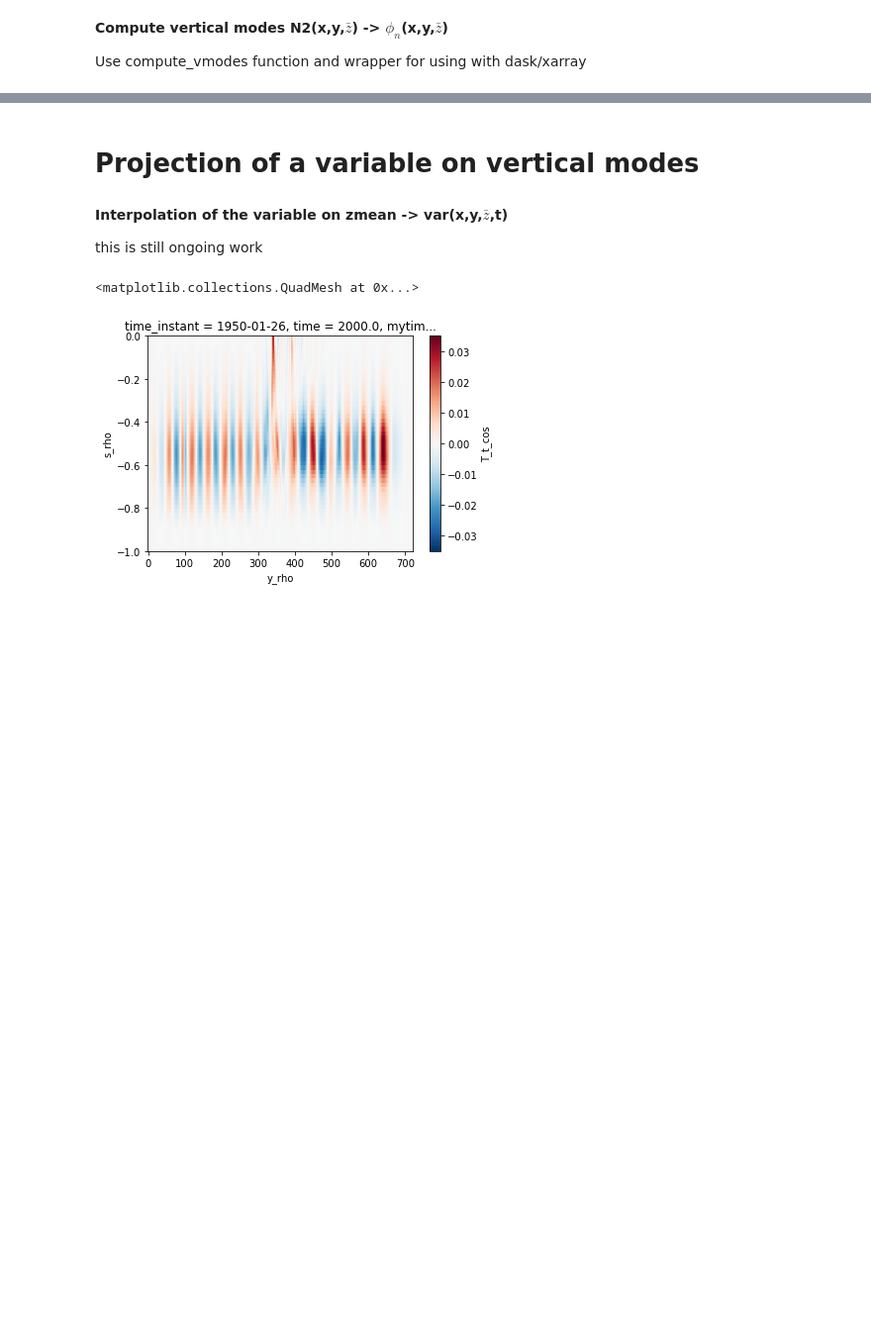
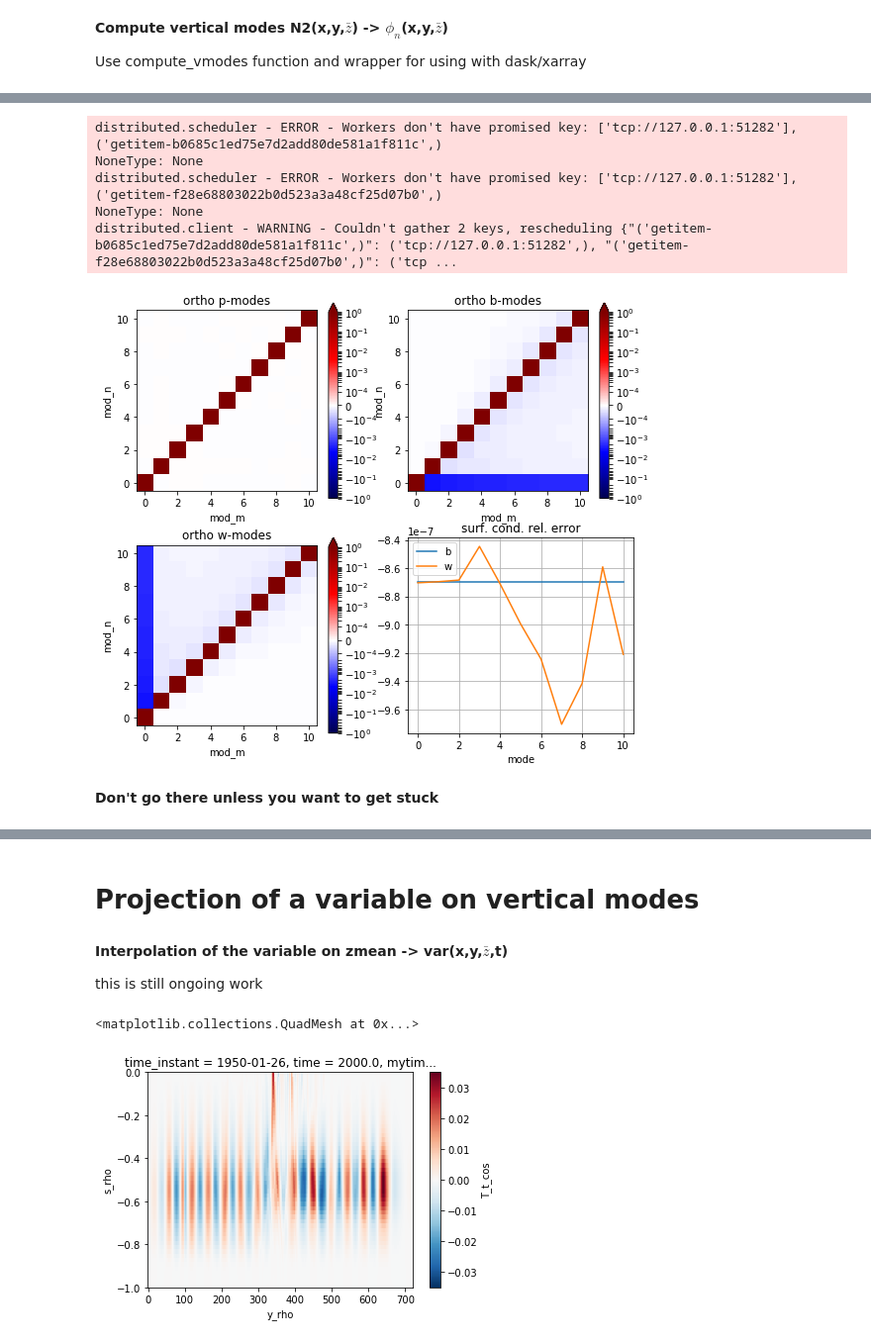
Before and after one commit to slgentil/croco, a Jupyter notebook: tutorials/proj_modes.ipynb, the cells around one changed output, grey strips where cells are left out. Shown at 99% size. Saved outputs shown, nothing was run; the diff lists cells and outputs as text; code cells hidden in the pictures; blank space fills up the shorter version.

```diff
--- a/tutorials/proj_modes.ipynb
+++ b/tutorials/proj_modes.ipynb
@@ -230 +271,60 @@ Use compute_vmodes function and wrapper for using with dask/xarray
+# %%
+### check orthogonality and free surf condition -- buoy modes
+# the small error in w is probably due to mismatch at the surf of integrated phi
+fig, axs = plt.subplots(2, 2, figsize=(9,8))
+axs = axs.ravel()
+
+grid = r['his'].attrs['xgcm-Grid']
+sds = ds.isel(x_rho=0, y_rho=0).persist()
+modn = sds.phi.rename({'mode':'mod_n'})
+modm = sds.phi.rename({'mode':'mod_m'})
+orthomat = (grid.diff(sds.z_w, "s")*modn*modm).sum("s_rho")/r["his"].h.mean()
+orthomat.plot.imshow(norm=mpl.colors.SymLogNorm(linthresh=1e-4,vmin=-1,vmax=1), cmap="seismic", ax=axs[0])
+axs[0].set_title('ortho p-modes')
+
+grav = 9.81
+# buoyancy modes, = d phi / dz
+mobn = sds.dphidz.rename({'mode':'mod_n'})
+mobm = sds.dphidz.rename({'mode':'mod_m'})
+orthobat = (mobn*mobm/N2.isel(y_rho=0,x_rho=0)).integrate(dim="z_w") \
+            + grav* mobn.isel(s_w=-1)*mobm.isel(s_w=-1)/N2.isel(y_rho=0,x_rho=0,s_w=-1)**2
+            #+ modn.isel(s_rho=-1)*modm.isel(s_rho=-1)/grav
+orthobat *= sds.c.rename({'mode':'mod_n'})**2/r['his'].h.mean()
+orthobat.plot.imshow(norm=mpl.colors.SymLogNorm(linthresh=1e-4,vmin=-1,vmax=1), cmap="seismic", ax=axs[1])
+axs[1].set_title('ortho b-modes')
+
+# w modes, = int(phi)
+mown = grid.cumsum(grid.diff(sds.z_w, "s")*sds.phi, "s", to="outer", boundary="fill")
+mown = mown.assign_coords(z_w=sds.z_w).rename({"mode":"mod_n"})
+mowm = mown.rename({"mod_n":"mod_m"})
+orthowat = (mown*mowm*N2.isel(y_rho=0,x_rho=0)).integrate(dim="z_w") \
+            + grav* mown.isel(s_w=-1)*mowm.isel(s_w=-1)
+orthowat /= sds.c.rename({'mode':'mod_n'})**2*r['his'].h.mean()
+orthowat.plot.imshow(norm=mpl.colors.SymLogNorm(linthresh=1e-4,vmin=-1,vmax=1), cmap="seismic", ax=axs[2])
+axs[2].set_title('ortho w-modes')
+
+# check free surface condition : w(0) = c²/g p(0)
+ax = axs[3]
+relerb = 1 + N2.isel(x_rho=0,y_rho=0,s_w=-1)*sds.phi.isel(s_rho=-1)/grav/sds.dphidz.isel(s_w=-1)
+relerb.plot(ax=ax, label="b")
+relerw = 1 - sds.phi.isel(s_rho=-1)*sds.c**2/grav/mown.isel(s_w=-1).rename({'mod_n':'mode'})
+relerw.plot(ax=ax, label='w')
+ax.set_title('surf. cond. rel. error')
+ax.grid(True)
+ax.ticklabel_format(style='sci',scilimits=(-2,3))
+ax.legend()
+
+for ax in axs[:3]:
+    ax.set_aspect('equal')
+
+fig.subplots_adjust(wspace=.2)
+# %% [output]
+distributed.scheduler - ERROR - Workers don't have promised key: ['tcp://127.0.0.1:51282'], ('getitem-b0685c1ed75e7d2add80de581a1f811c',)
+NoneType: None
+distributed.scheduler - ERROR - Workers don't have promised key: ['tcp://127.0.0.1:51282'], ('getitem-f28e68803022b0d523a3a48cf25d07b0',)
+NoneType: None
+distributed.client - WARNING - Couldn't gather 2 keys, rescheduling {"('getitem-b0685c1ed75e7d2add80de581a1f811c',)": ('tcp://127.0.0.1:51282',), "('getitem-f28e68803022b0d523a3a48cf25d07b0',)": ('tcp ...
+[figure, added]
+# %% [markdown]
+**Don't go there unless you want to get stuck**
 # %%
```
Also changed, not shown: parts of 11 cells of this notebook, 1 other file.
